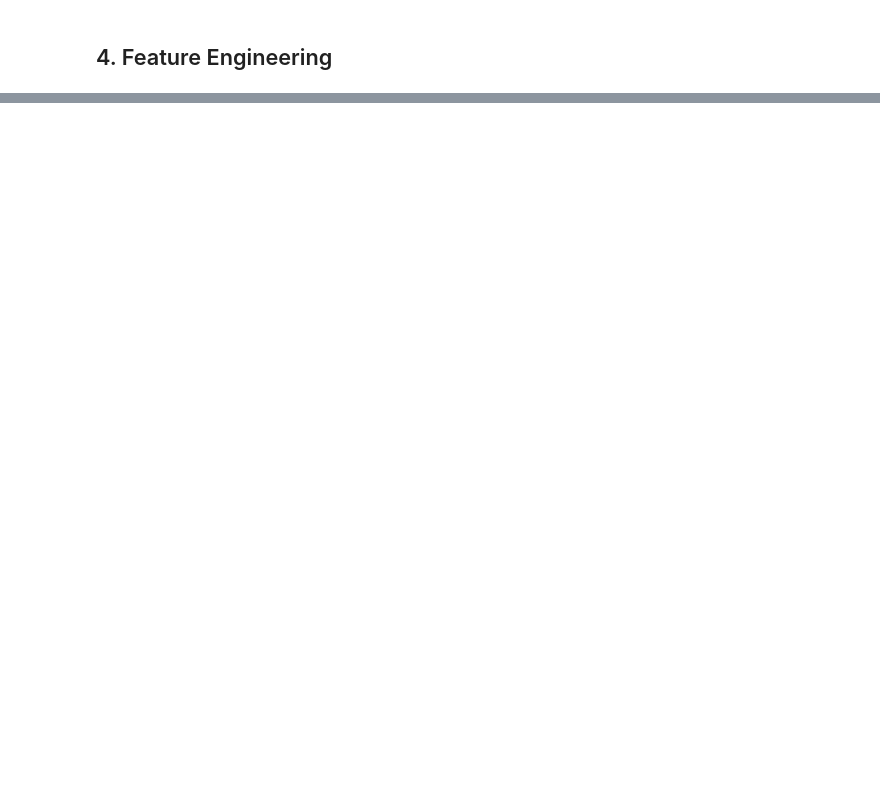
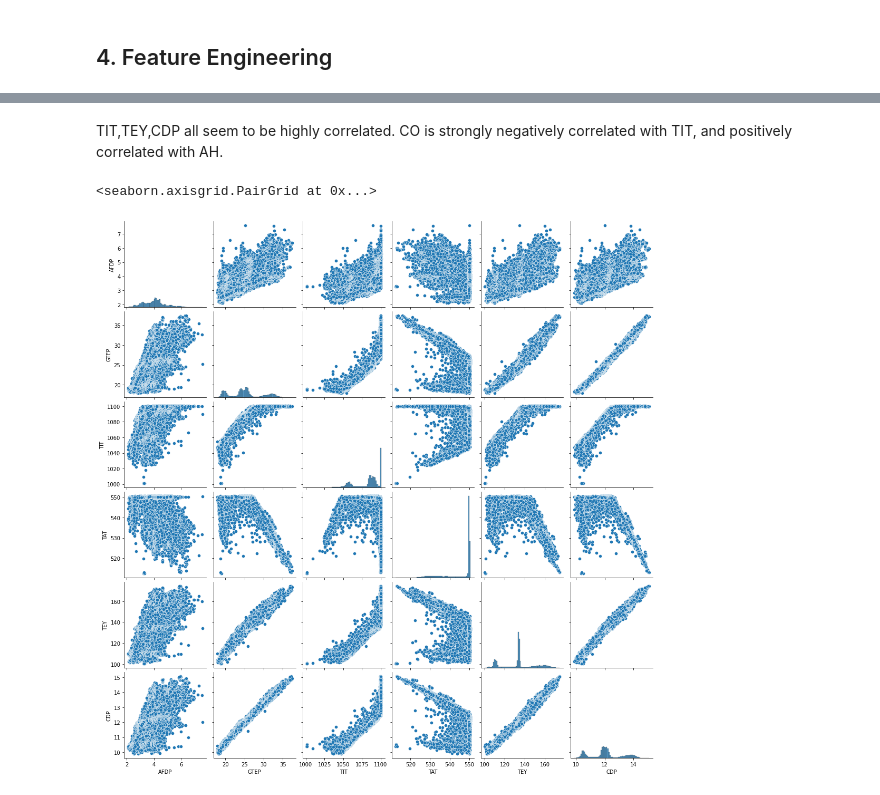
Before and after one commit to Aniruddha-Deb/MLZoo, a Jupyter notebook: regression.ipynb, the cells around one changed output, grey strips where cells are left out. Saved outputs shown, nothing was run; the diff lists cells and outputs as text; code cells hidden in the pictures; blank space fills up the shorter version.

```diff
--- a/regression.ipynb
+++ b/regression.ipynb
@@ -185,0 +221,7 @@ $R^2$ should be >0.7 for an explainable model and >0.8 for a good one :(
+# %% [markdown]
+TIT,TEY,CDP all seem to be highly correlated. CO is strongly negatively correlated with TIT, and positively correlated with AH.
+# %%
+sns.pairplot(df[['AFDP','GTEP','TIT','TAT','TEY','CDP']])
+# %% [output]
+<seaborn.axisgrid.PairGrid at 0x...>
+[figure, added]
```
Also changed, not shown: parts of 27 cells of this notebook, 10 other files.
